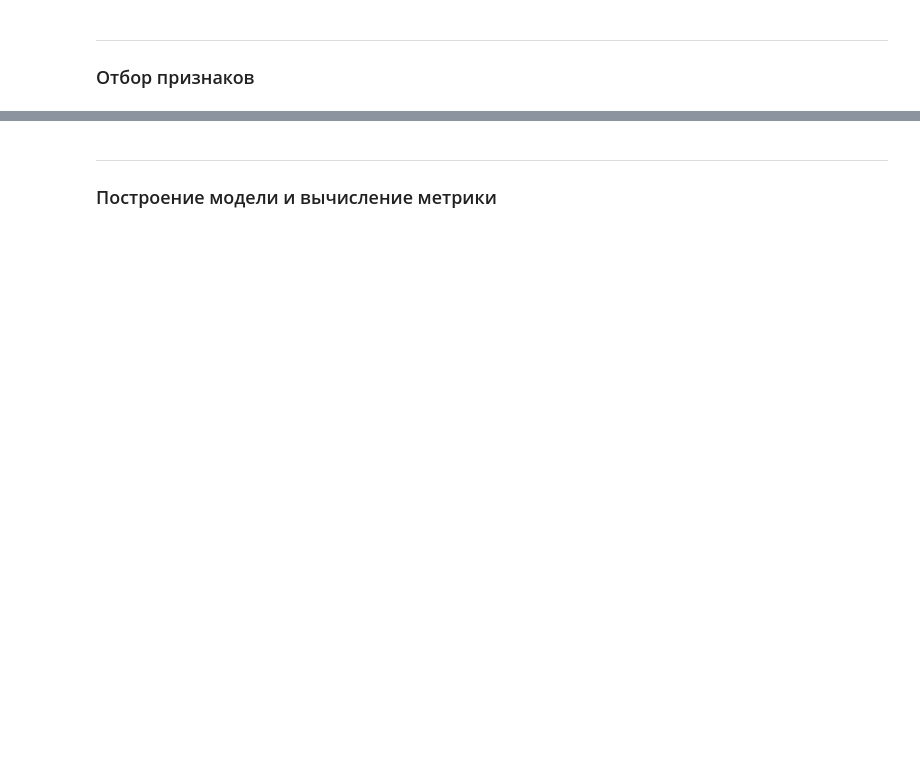
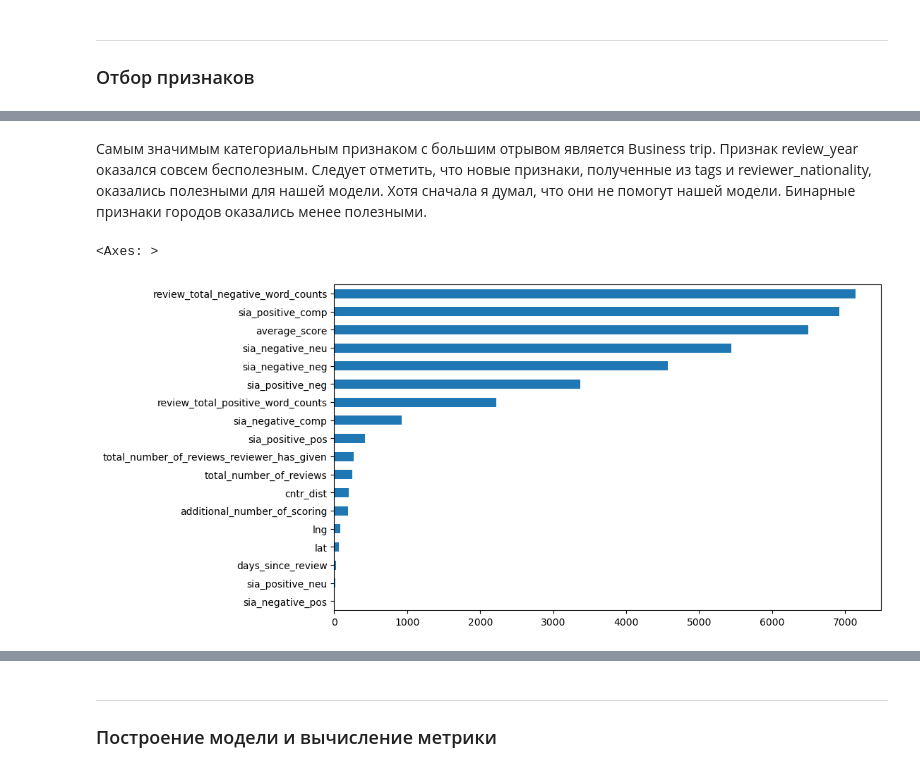
Before and after one commit to Lev-Tegai/sf_data_science, a Jupyter notebook: Project-3/Project_3.ipynb, the cells around one changed output, grey strips where cells are left out. Drawn from its saved outputs; the diff is of its cells as text; code cells hidden in the pictures; blank space fills up the shorter version.

```diff
--- a/Project-3/Project_3.ipynb
+++ b/Project-3/Project_3.ipynb
@@ -369,0 +451,11 @@ data.drop(objects, axis=1, inplace=True)
+# %% [markdown]
+Самым значимым категориальным признаком с большим отрывом является Business trip. Признак review_year оказался совсем бесполезным. Следует отметить, что новые признаки, полученные из tags и reviewer_nationality, оказались полезными для нашей модели. Хотя сначала я думал, что они не помогут нашей модели. Бинарные признаки городов оказались менее полезными.
+# %%
+# оцениваем значимость непрерывных переменных
+fig = plt.figure(figsize=(10, 6))
+imp_num = pd.Series(f_classif(X_copy[num_cols], y_copy)[0], index = num_cols)
+imp_num.sort_values(inplace = True)
+imp_num.plot(kind = 'barh')
+# %% [output]
+<Axes: >
+[figure, added]
```
Also changed, not shown: parts of 28 cells of this notebook, 1 other file.
